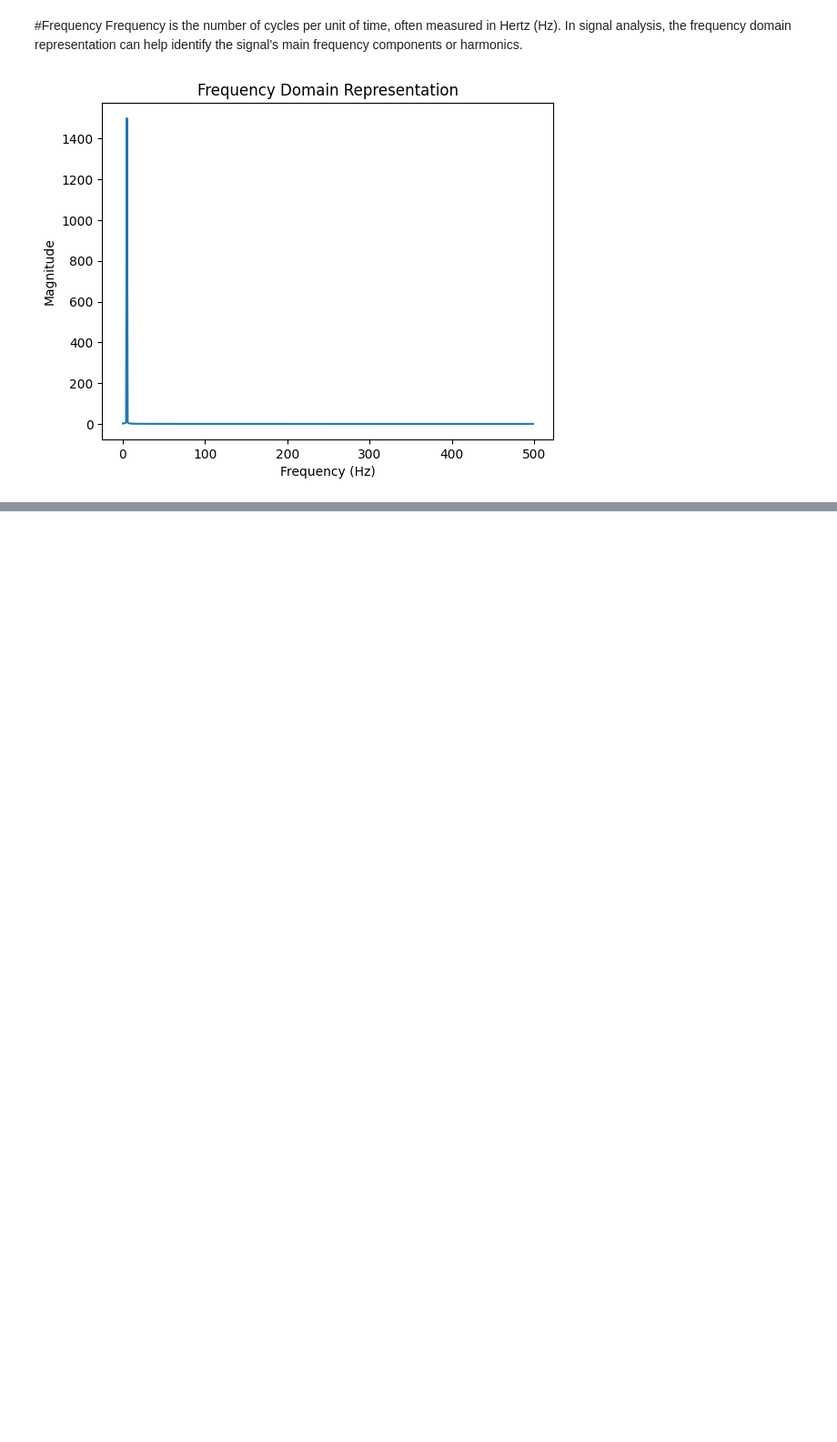
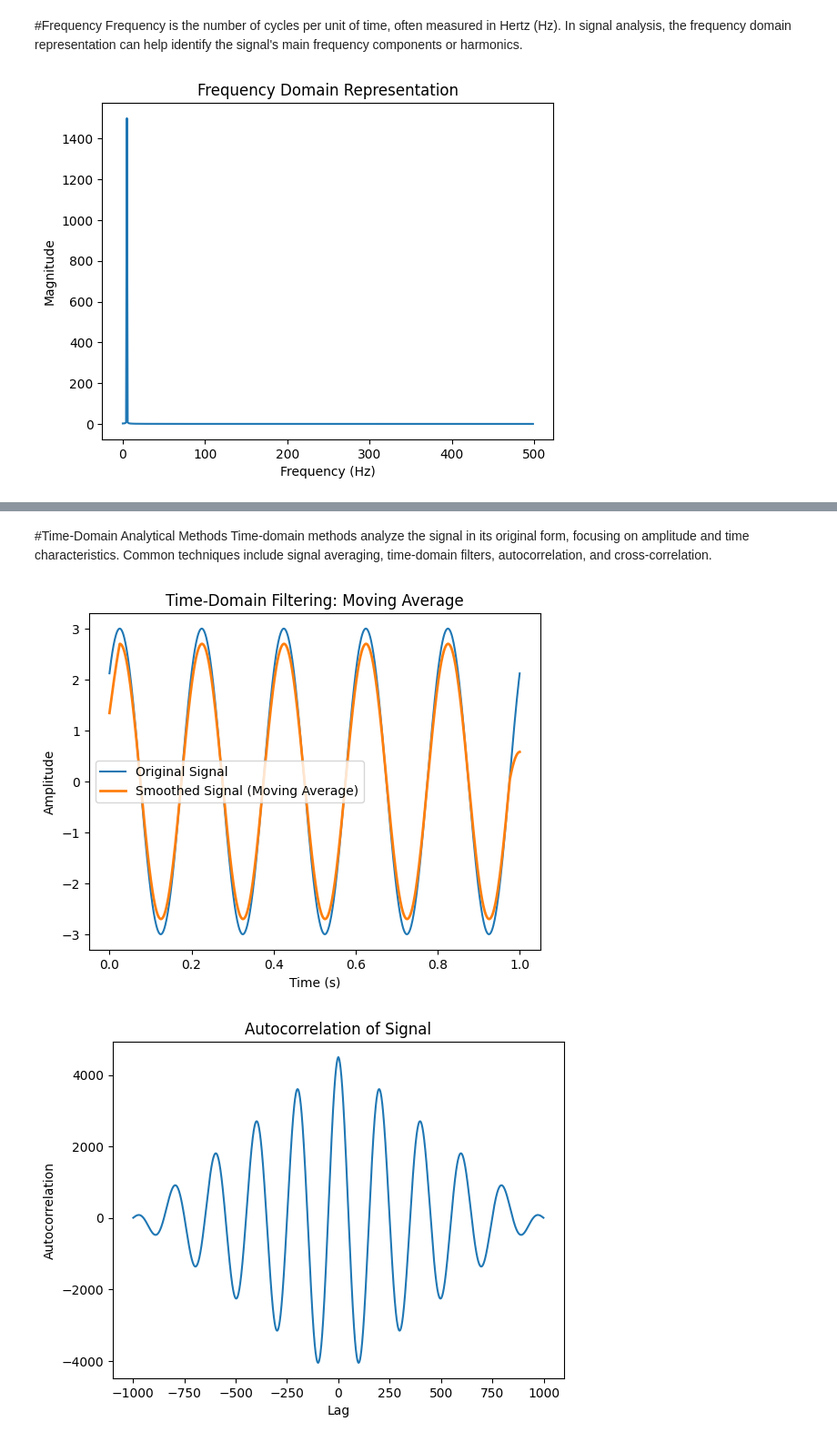
Before and after one commit to vinkrishna/ExpandingSenses, a Jupyter notebook: Chapter3.ipynb, the cells around one changed output, grey strips where cells are left out. Shown: that part at 91% size. Cells and saved outputs as stored; diff of their text form; code cells hidden in the pictures; blank space fills up the shorter version.

```diff
--- a/Chapter3.ipynb
+++ b/Chapter3.ipynb
@@ -59,0 +82,51 @@ plt.show()
+# %% [markdown]
+
+#Time-Domain Analytical Methods
+Time-domain methods analyze the signal in its original form, focusing on amplitude and time characteristics. Common techniques include signal averaging, time-domain filters, autocorrelation, and cross-correlation.
+# %%
+# Example: Moving Average Filter
+def moving_average(signal, window_size):
+    return np.convolve(signal, np.ones(window_size) / window_size, mode='same')
+
+window_size = 50
+smoothed_signal = moving_average(signal, window_size)
+
+# Plot original and smoothed signals
+plt.plot(t, signal, label='Original Signal')
+plt.plot(t, smoothed_signal, label='Smoothed Signal (Moving Average)', linewidth=2)
+plt.xlabel('Time (s)')
+plt.ylabel('Amplitude')
+plt.legend()
+plt.title('Time-Domain Filtering: Moving Average')
+plt.show()
+
+# Example: Autocorrelation
+def autocorrelation(signal):
+    return np.correlate(signal - np.mean(signal), signal - np.mean(signal), mode='full')
+
+autocorr_signal = autocorrelation(signal)
+autocorr_lags = np.arange(-len(signal) + 1, len(signal))
+
+# Plot autocorrelation
+plt.plot(autocorr_lags, autocorr_signal)
+plt.xlabel('Lag')
+plt.ylabel('Autocorrelation')
+plt.title('Autocorrelation of Signal')
+plt.show()
+
+# Example: Cross-Correlation
+def crosscorrelation(signal1, signal2):
+    return np.correlate(signal1 - np.mean(signal1), signal2 - np.mean(signal2), mode='full')
+
+crosscorr_signal = crosscorrelation(signal, signal2)
+crosscorr_lags = np.arange(-len(signal) + 1, len(signal))
+
+# Plot cross-correlation
+plt.plot(crosscorr_lags, crosscorr_signal)
+plt.xlabel('Lag')
+plt.ylabel('Cross-Correlation')
+plt.title('Cross-Correlation Between Signals')
+plt.show()
+# %% [output]
+[figure, added]
+[figure, added]
```
Also changed, not shown: parts of 7 cells of this notebook.
